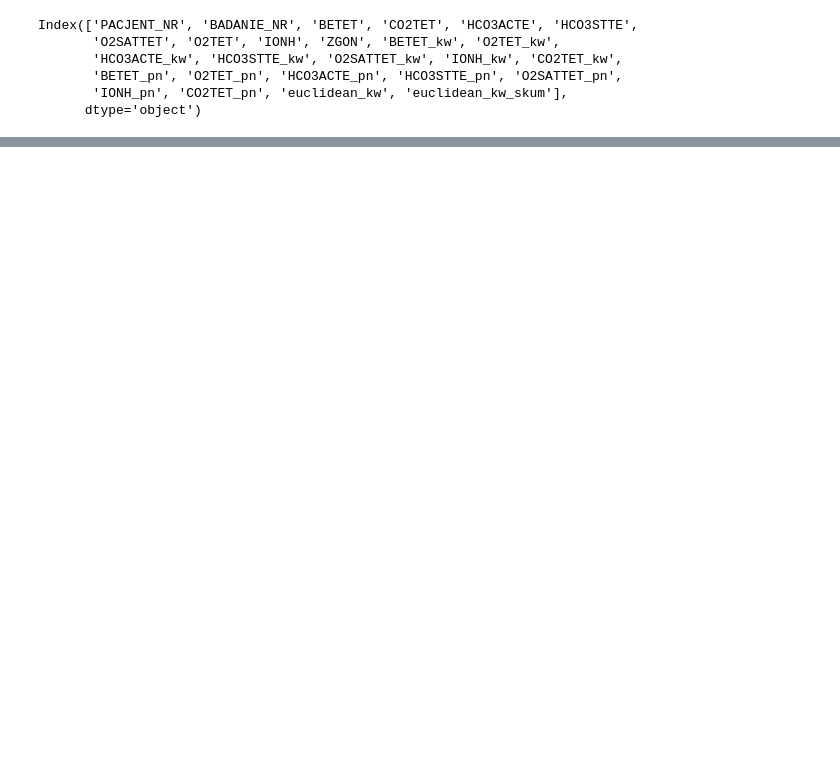
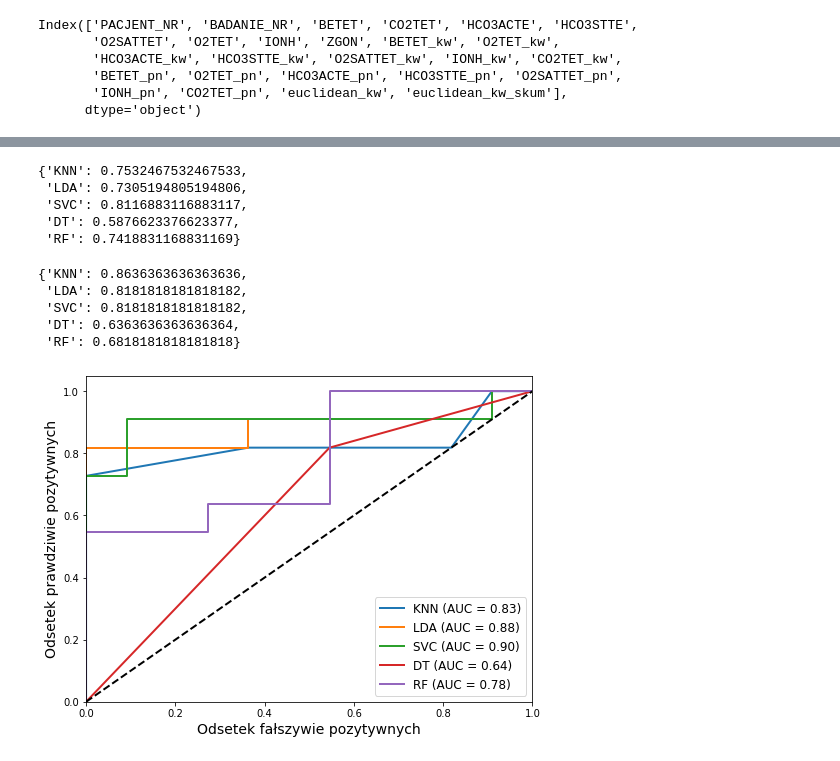
Before and after one commit to dorota10/GasometryTimeSeriesAnalysis, a Jupyter notebook: gasometry_analysis/chapter5/klasyfikacja_szeregow.ipynb, the cells around one changed output, grey strips where cells are left out. Drawn from its saved outputs; the diff is of its cells as text; code cells hidden in the pictures; blank space fills up the shorter version.

```diff
--- a/gasometry_analysis/chapter5/klasyfikacja_szeregow.ipynb
+++ b/gasometry_analysis/chapter5/klasyfikacja_szeregow.ipynb
@@ -490,0 +454,45 @@ plt.show()
+# %%
+best_scores_pca
+# %% [output]
+{'KNN': 0.7532467532467533,
+ 'LDA': 0.7305194805194806,
+ 'SVC': 0.8116883116883117,
+ 'DT': 0.5876623376623377,
+ 'RF': 0.7418831168831169}
+# %%
+test_scores_pca
+# %% [output]
+{'KNN': 0.8636363636363636,
+ 'LDA': 0.8181818181818182,
+ 'SVC': 0.8181818181818182,
+ 'DT': 0.6363636363636364,
+ 'RF': 0.6818181818181818}
+# %%
+# Krzywe ROC
+plt.figure(figsize=(8, 6))
+for name, (model_type, best_params) in best_models_pca.items():
+    model = model_type(**best_params)
+    model.fit(X_train_pca, y_train)
+    y_pred = model.predict(X_test_pca)
+    fpr, tpr, roc_auc= model_evaluate(model, X_train_pca, X_test_pca, y_train, y_test)
+    plt.plot(fpr, tpr, lw=2, label=f'{name} (AUC = {roc_auc:.2f})')  # Grubsze linie
+
+# Dodanie linii diagonalnej
+plt.plot([0, 1], [0, 1], 'k--', lw=2)
+
+# Ustawienia osi
+plt.xlim([0.0, 1.0])
+plt.ylim([0.0, 1.05])
+
+# Powiększenie napisów przy osiach
+plt.xlabel('Odsetek fałszywie pozytywnych', fontsize=14)
+plt.ylabel('Odsetek prawdziwie pozytywnych', fontsize=14)
+
+# Powiększenie legendy
+plt.legend(loc='lower right', fontsize=12)
+
+plt.savefig("images5/roc_pca.png")
+# Wyświetlenie wykresu
+plt.show()
+# %% [output]
+[figure, added]
```
Also changed, not shown: parts of 77 cells of this notebook, 20 other files.
